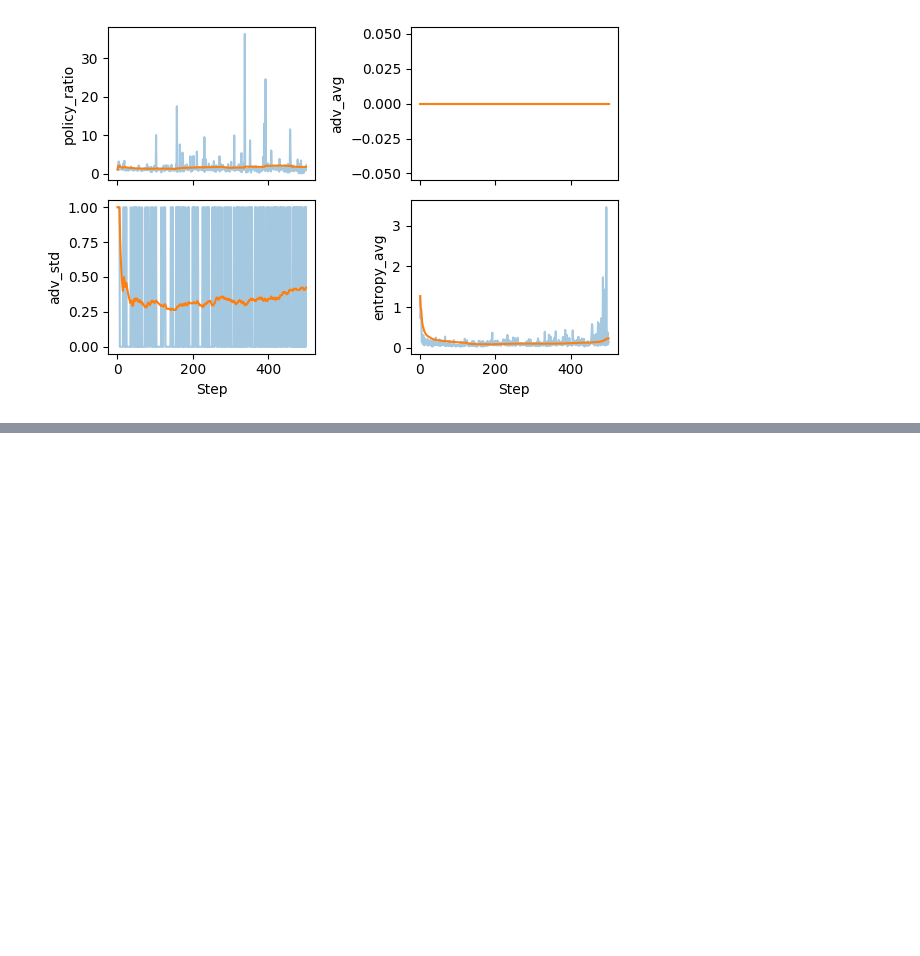
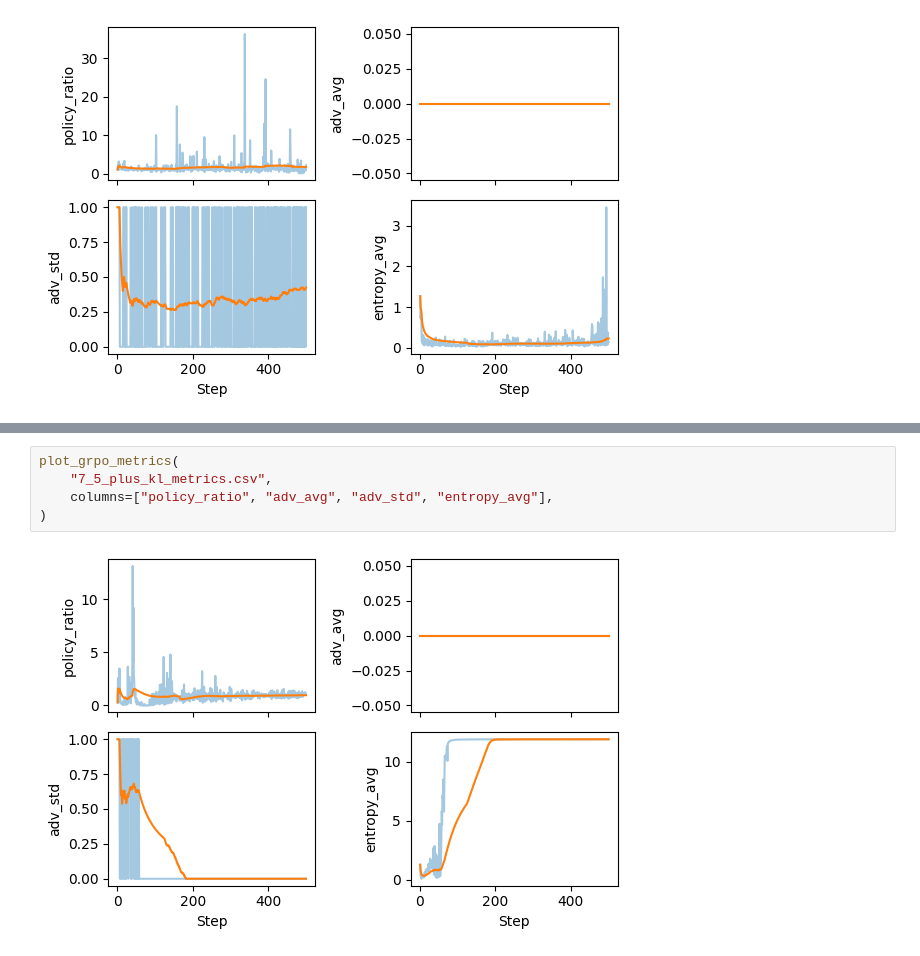
Before and after one commit to Kshqsz/reasoning-from-scratch, a Jupyter notebook: ch07/ch07_main.ipynb, the cells around one changed output, grey strips where cells are left out. Saved outputs shown, nothing was run; the diff lists cells and outputs as text; blank space fills up the shorter version.

```diff
--- a/ch07/ch07_main.ipynb
+++ b/ch07/ch07_main.ipynb
@@ -332,0 +413,7 @@ plot_grpo_metrics(
+# %%
+plot_grpo_metrics(
+    "7_5_plus_kl_metrics.csv",
+    columns=["policy_ratio", "adv_avg", "adv_std", "entropy_avg"],
+)
+# %% [output]
+[figure, added]
```
Also changed, not shown: parts of 25 cells of this notebook, 1 other file.
